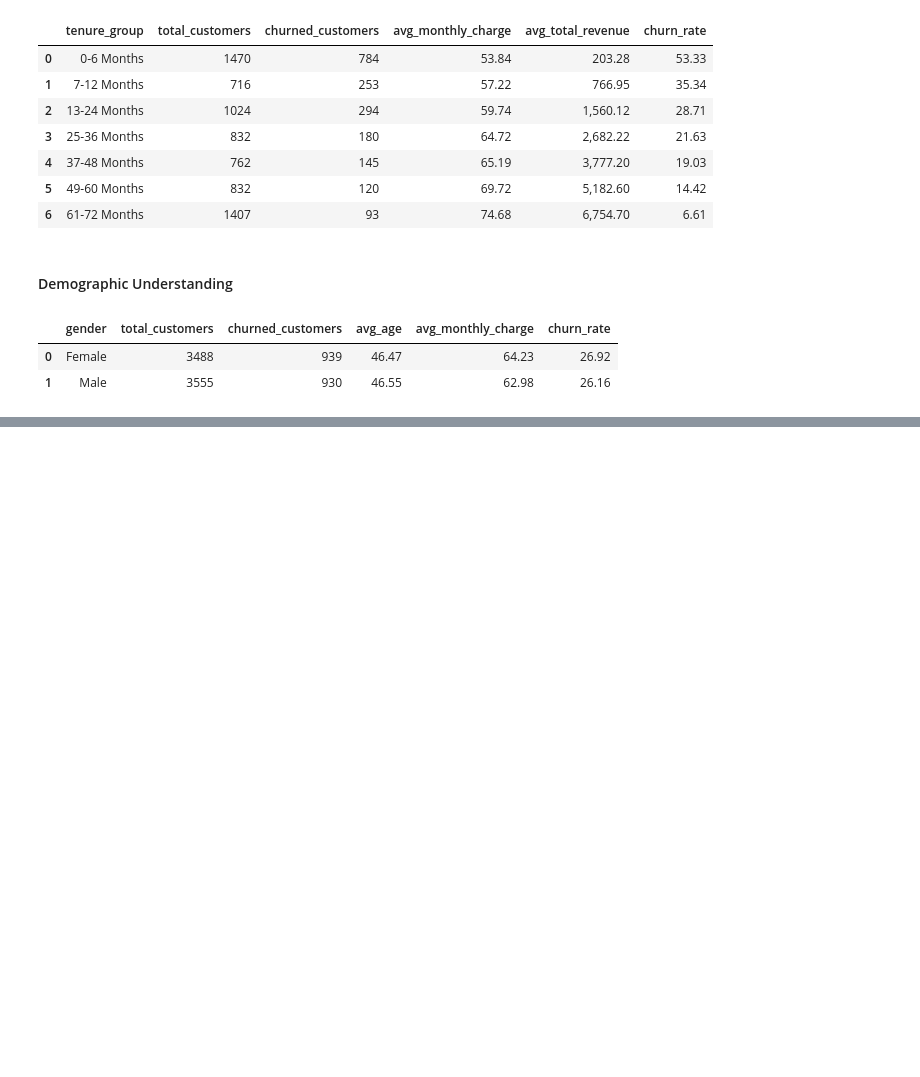
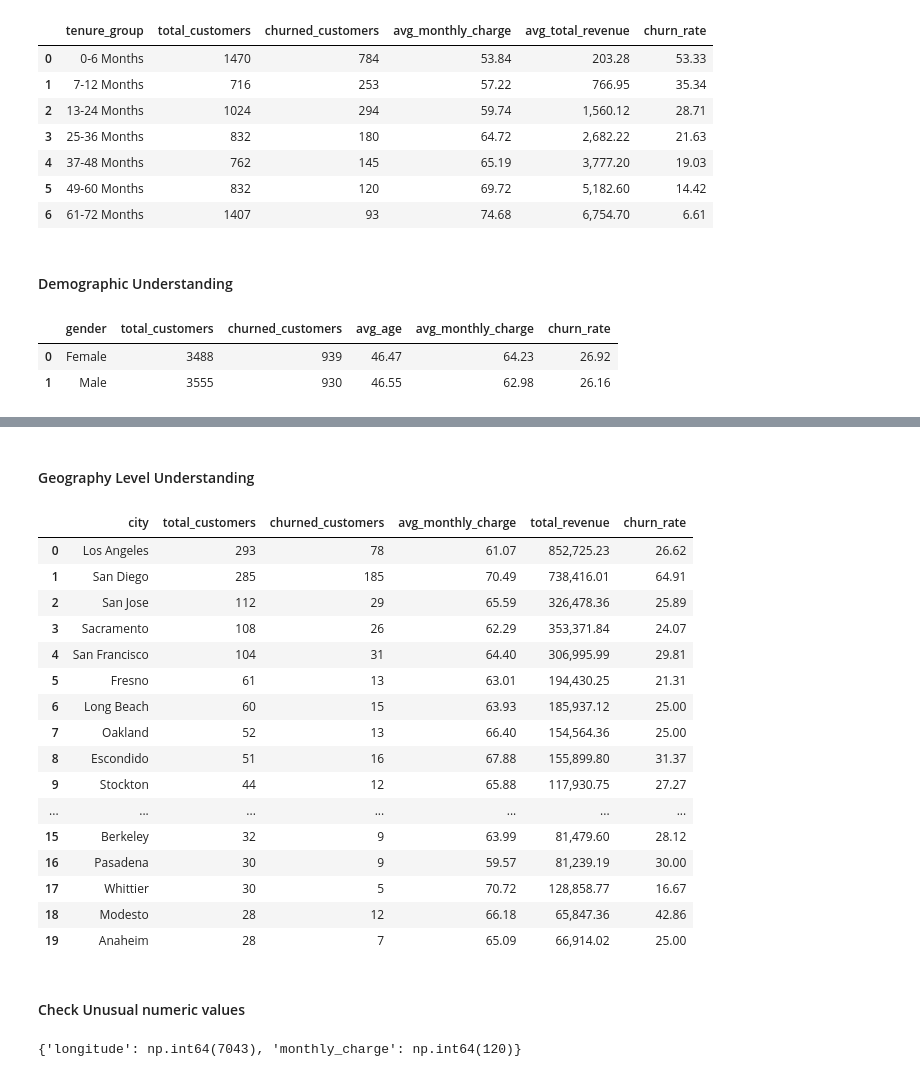
Before and after one commit to Meemansha-spec/EDA-with-Pandas, a Jupyter notebook: Churn_data_Understanding.ipynb, the cells around one changed output, grey strips where cells are left out. Cells and saved outputs as stored; diff of their text form; code cells hidden in the pictures; blank space fills up the shorter version.

```diff
--- a/Churn_data_Understanding.ipynb
+++ b/Churn_data_Understanding.ipynb
@@ -583,0 +659,62 @@ age_by_status
+# %% [markdown]
+#### Geography Level Understanding
+# %%
+# Top cities by customer count
+
+city_customer_summary = (
+    telecom.groupby("city")
+    .agg(
+        total_customers=("customer_id", "count"),
+        churned_customers=("customer_status", lambda x: (x == "Churned").sum()),
+        avg_monthly_charge=("monthly_charge", "mean"),
+        total_revenue=("total_revenue", "sum")
+    )
+)
+
+city_customer_summary["churn_rate"] = (
+    city_customer_summary["churned_customers"]
+    / city_customer_summary["total_customers"]
+    * 100
+).round(2)
+
+city_customer_summary = city_customer_summary.sort_values(
+    by="total_customers",
+    ascending=False
+)
+
+city_customer_summary.head(20).reset_index()
+#
+# %% [output]
+|  | city | total_customers | churned_customers | avg_monthly_charge | total_revenue | churn_rate |
+| 0 | Los Angeles | 293 | 78 | 61.07 | 852,725.23 | 26.62 |
+| 1 | San Diego | 285 | 185 | 70.49 | 738,416.01 | 64.91 |
+| 2 | San Jose | 112 | 29 | 65.59 | 326,478.36 | 25.89 |
+| 3 | Sacramento | 108 | 26 | 62.29 | 353,371.84 | 24.07 |
+| 4 | San Francisco | 104 | 31 | 64.40 | 306,995.99 | 29.81 |
+| 5 | Fresno | 61 | 13 | 63.01 | 194,430.25 | 21.31 |
+| 6 | Long Beach | 60 | 15 | 63.93 | 185,937.12 | 25.00 |
+| 7 | Oakland | 52 | 13 | 66.40 | 154,564.36 | 25.00 |
+| 8 | Escondido | 51 | 16 | 67.88 | 155,899.80 | 31.37 |
+| 9 | Stockton | 44 | 12 | 65.88 | 117,930.75 | 27.27 |
+| ... | ... | ... | ... | ... | ... | ... |
+| 15 | Berkeley | 32 | 9 | 63.99 | 81,479.60 | 28.12 |
+| 16 | Pasadena | 30 | 9 | 59.57 | 81,239.19 | 30.00 |
+| 17 | Whittier | 30 | 5 | 70.72 | 128,858.77 | 16.67 |
+| 18 | Modesto | 28 | 12 | 66.18 | 65,847.36 | 42.86 |
+| 19 | Anaheim | 28 | 7 | 65.09 | 66,914.02 | 25.00 |
+# %% [markdown]
+#### Check Unusual numeric values
+# %%
+# Check for negative values in numerical columns
+# This does not clean anything yet. It only identifies possible issues.
+
+negative_value_summary = {}
+
+for col in numerical_cols:
+    negative_count = (telecom[col] < 0).sum()
+    if negative_count > 0:
+        negative_value_summary[col] = negative_count
+
+negative_value_summary
+# %% [output]
+{'longitude': np.int64(7043), 'monthly_charge': np.int64(120)}
```
Also changed, not shown: parts of 12 cells of this notebook.
